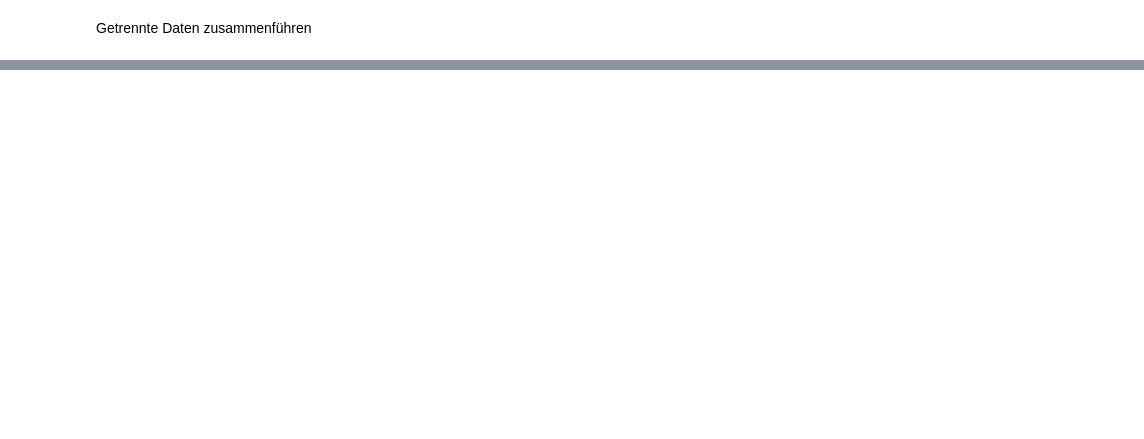
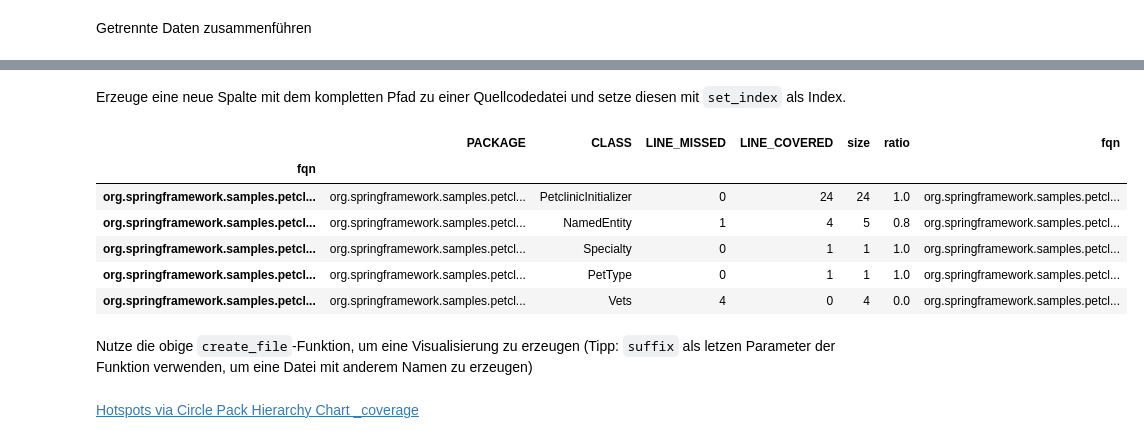
Before and after one commit to feststelltaste/sas2024, a Jupyter notebook: Code-Hotspot-Analyse.ipynb, the cells around one changed output, grey strips where cells are left out. Saved outputs shown, nothing was run; the diff lists cells and outputs as text; code cells hidden in the pictures; blank space fills up the shorter version.

```diff
--- a/Code-Hotspot-Analyse.ipynb
+++ b/Code-Hotspot-Analyse.ipynb
@@ -358,0 +243,3 @@ hotspots.html
+# %%
+coverage = pd.read_csv("data/spring_petclinic_production_coverage_data.csv")
+coverage.head()
@@ -358,0 +255,4 @@ hotspots.html
+# %%
+coverage['size'] = coverage['LINE_MISSED'] + coverage['LINE_COVERED']
+coverage['ratio'] = coverage['LINE_COVERED'] / coverage['size']
+coverage.head()
@@ -358,0 +266,20 @@ hotspots.html
+# %% [markdown]
+Erzeuge eine neue Spalte mit dem kompletten Pfad zu einer Quellcodedatei und setze diesen mit `set_index` als Index.
+# %%
+coverage['fqn'] = coverage['PACKAGE'] + "." + coverage['CLASS']
+coverage = coverage.set_index(coverage['fqn'])
+coverage.head()
+# %% [output]
+|  | PACKAGE | CLASS | LINE_MISSED | LINE_COVERED | size | ratio | fqn |
+| fqn |  |  |  |  |  |  |  |
+| org.springframework.samples.petcl... | org.springframework.samples.petcl... | PetclinicInitializer | 0 | 24 | 24 | 1.0 | org.springframework.samples.petcl... |
+| org.springframework.samples.petcl... | org.springframework.samples.petcl... | NamedEntity | 1 | 4 | 5 | 0.8 | org.springframework.samples.petcl... |
+| org.springframework.samples.petcl... | org.springframework.samples.petcl... | Specialty | 0 | 1 | 1 | 1.0 | org.springframework.samples.petcl... |
+| org.springframework.samples.petcl... | org.springframework.samples.petcl... | PetType | 0 | 1 | 1 | 1.0 | org.springframework.samples.petcl... |
+| org.springframework.samples.petcl... | org.springframework.samples.petcl... | Vets | 4 | 0 | 4 | 0.0 | org.springframework.samples.petcl... |
+# %% [markdown]
+Nutze die obige `create_file`-Funktion, um eine Visualisierung zu erzeugen (Tipp: `suffix` als letzen Parameter der Funktion verwenden, um eine Datei mit anderem Namen zu erzeugen)
+# %%
+create_file(coverage, "ratio", "size", ".", "_coverage")
+# %% [output]
+Hotspots via Circle Pack Hierarchy Chart _coverage
```
Also changed, not shown: parts of 46 cells of this notebook, 1 other file.
